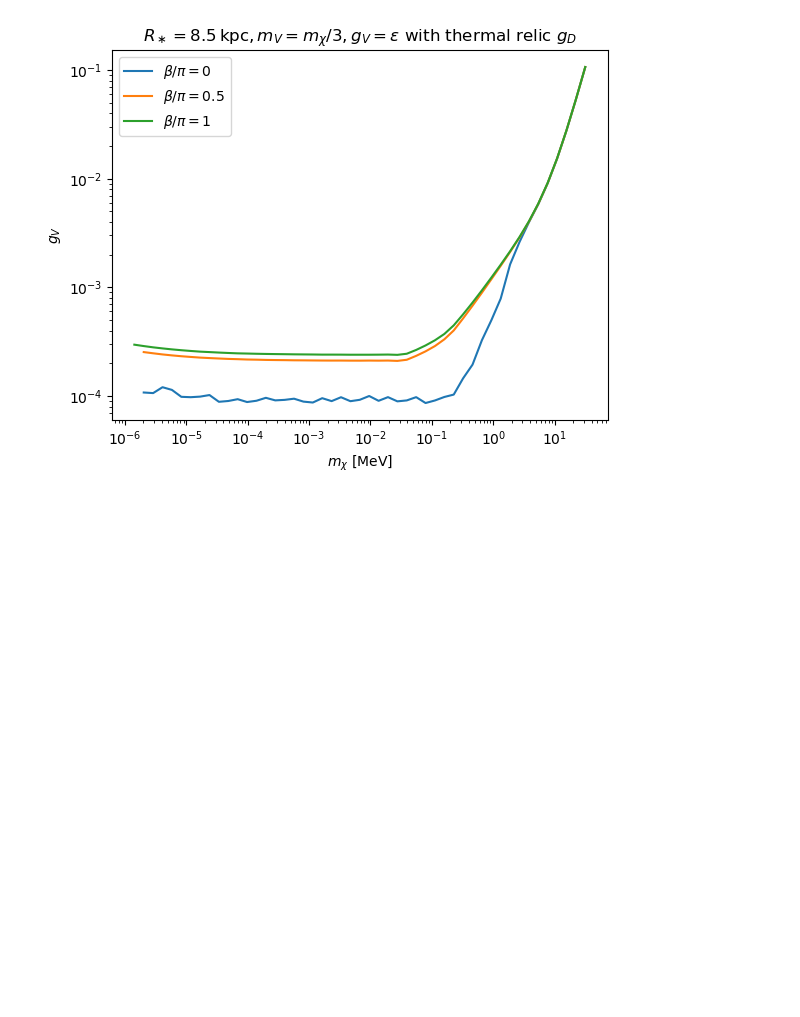
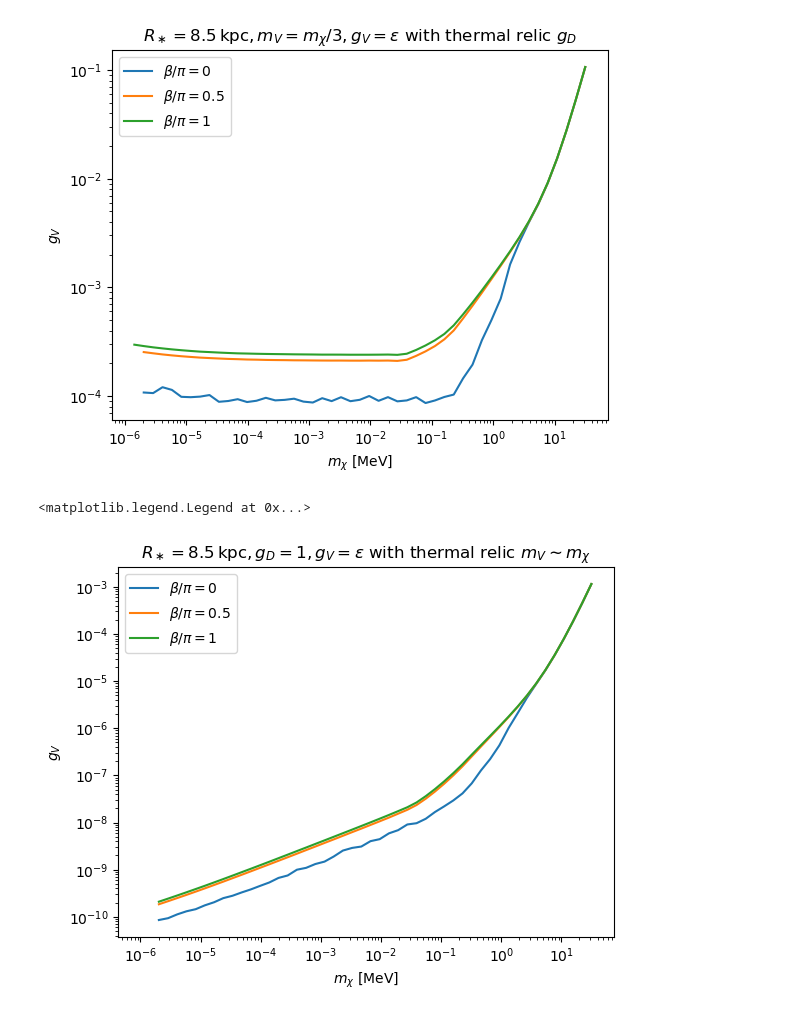
Before and after one commit to yenhsunlin/SNnuBDM2, a Jupyter notebook: src/plot.ipynb, the cells around one changed output. Cells and saved outputs as stored; diff of their text form; code cells hidden in the pictures; blank space fills up the shorter version.

```diff
--- a/src/plot.ipynb
+++ b/src/plot.ipynb
@@ -96,11 +92,13 @@ Rs_list = [3,8.35,8.5,8.65,14]
 beta_list = [0,0.25,0.5,1]
 """
 # %%
-pathToFlux = '/Users/yenhsun/flux'
-pathToEventLightMv = '/Users/yenhsun/SNnuBDM_data/eventLightMediator'
-pathToEventEqualMv = '/Users/yenhsun/SNnuBDM_data/eventEqualMediator'
+#pathToFlux = '/Users/yenhsun/flux'
+#pathToEventLightMv = '/Users/yenhsun/SNnuBDM_data/eventLightMediator'
+#pathToEventEqualMv = '/Users/yenhsun/SNnuBDM_data/eventEqualMediator'
 #flux_mx1.00e-01_Tx005_Rs3.00_beta0.00
-#pathToFlux = '/Volumes/GoogleDrive/其他電腦/我的iMac/SNnuBDM_data/flux'
+pathToFlux =  '/Volumes/GoogleDrive/其他電腦/我的 iMac/SNnuBDM_data/flux'
+pathToEventLightMv = '/Volumes/GoogleDrive/其他電腦/我的 iMac/SNnuBDM_data/eventLightMediator'
+pathToEventEqualMv = '/Volumes/GoogleDrive/其他電腦/我的 iMac/SNnuBDM_data/eventEqualMediator'
 # %%
 mx = 1e-2
 Tx = 10
@@ -254,4 +258,17 @@ plt.legend()
 # %% [output]
 <matplotlib.legend.Legend at 0x...>
 [figure]
+# %%
+for i in range(3):
+    plt.plot(eventEqual_beta[i,:,0],gV_EqualMv_constraint_beta[i],label=r'$\beta/\pi = $'+str(beta[i]))
+#plt.plot(mx_list,backgroundSK,'.',label='Background')
+plt.xscale('log')
+plt.yscale('log')
+plt.xlabel('$m_\chi$ [MeV]')
+plt.ylabel(r'$g_V$')
+plt.title(r'$R_\ast=8.5\,{\rm kpc},g_D = 1, g_V=\epsilon$ with thermal relic $m_V\sim m_\chi$')
+plt.legend()
+# %% [output]
+<matplotlib.legend.Legend at 0x...>
+[figure, added]
 # %%
```
Also changed, not shown: parts of 7 cells of this notebook, 8 other files.
